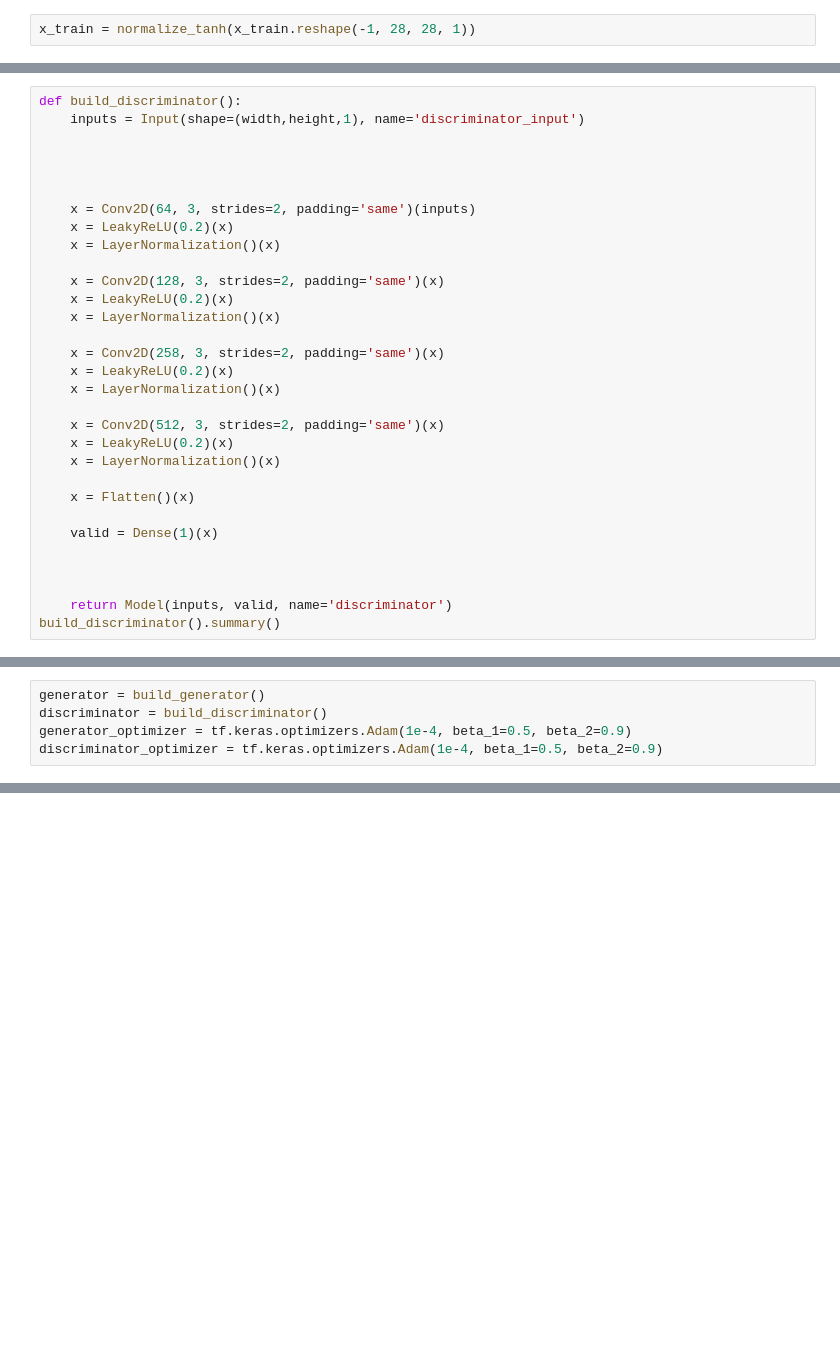
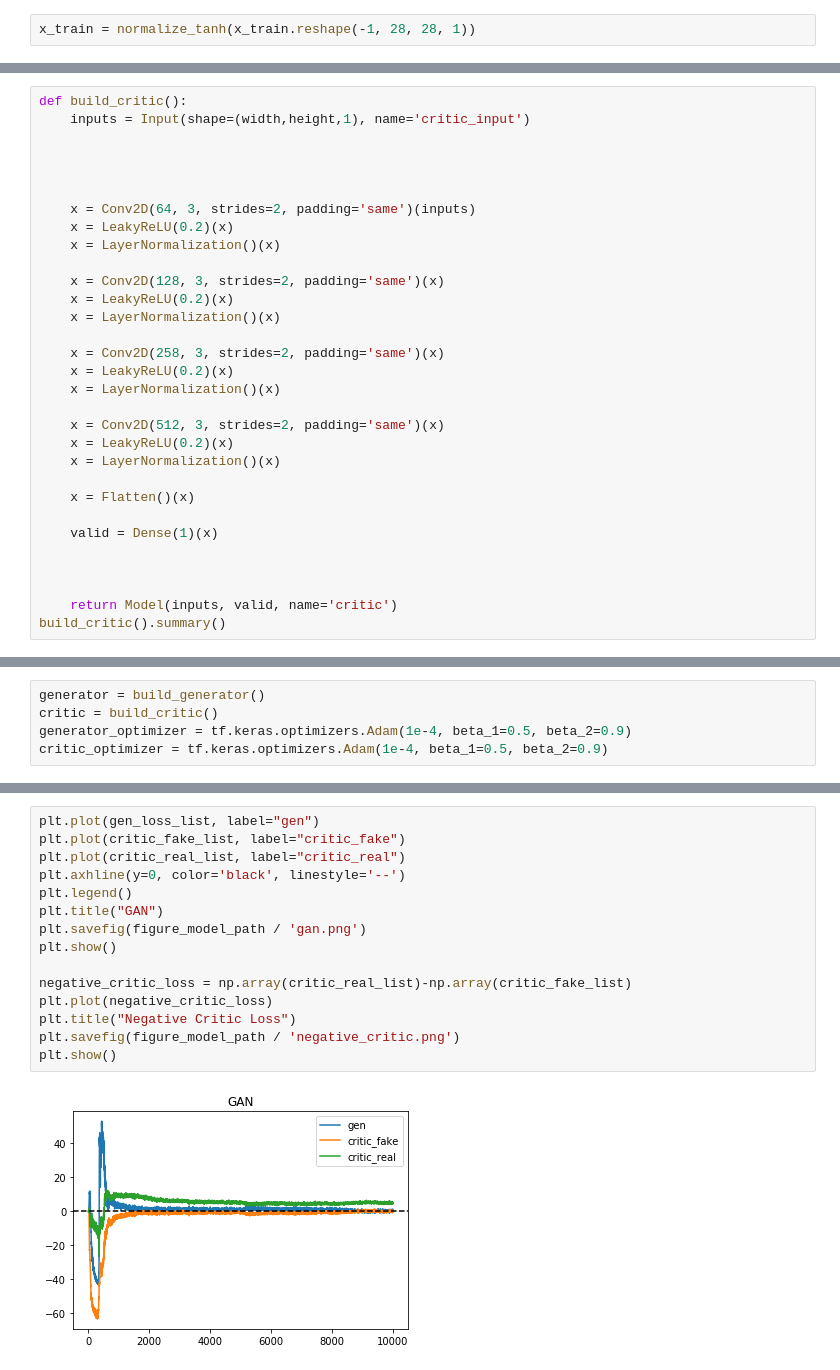
Before and after one commit to joasepul/gan-experiments, a Jupyter notebook: wgan-gp-fashion-mnsit.ipynb, the cells around one changed output, grey strips where cells are left out. Cells and saved outputs as stored; diff of their text form; blank space fills up the shorter version.

```diff
--- a/wgan-gp-fashion-mnsit.ipynb
+++ b/wgan-gp-fashion-mnsit.ipynb
@@ -94,8 +89,8 @@ Trainable params: 739,265
 Non-trainable params: 12,736
 _________________________________________________________________
 # %%
-def build_discriminator():
-    inputs = Input(shape=(width,height,1), name='discriminator_input')
+def build_critic():
+    inputs = Input(shape=(width,height,1), name='critic_input')
 
 
 
@@ -122,6 +117,6 @@ def build_discriminator():
 
 
 
-    return Model(inputs, valid, name='discriminator')
-build_discriminator().summary()
+    return Model(inputs, valid, name='critic')
+build_critic().summary()
 # %% [output]
@@ -144,9 +139,9 @@ Non-trainable params: 0
 _________________________________________________________________
 # %%
 generator = build_generator()
-discriminator = build_discriminator()
+critic = build_critic()
 generator_optimizer = tf.keras.optimizers.Adam(1e-4, beta_1=0.5, beta_2=0.9)
-discriminator_optimizer = tf.keras.optimizers.Adam(1e-4, beta_1=0.5, beta_2=0.9)
+critic_optimizer = tf.keras.optimizers.Adam(1e-4, beta_1=0.5, beta_2=0.9)
 # %%
 @tf.function
 def train_step_generator():
@@ -417,0 +408,17 @@ discriminator.save((checkpoints_model_path / f'epoch-{epoch}-{model_type}-discri
+# %%
+plt.plot(gen_loss_list, label="gen")
+plt.plot(critic_fake_list, label="critic_fake")
+plt.plot(critic_real_list, label="critic_real")
+plt.axhline(y=0, color='black', linestyle='--')
+plt.legend()
+plt.title("GAN")
+plt.savefig(figure_model_path / 'gan.png')
+plt.show()
+
+negative_critic_loss = np.array(critic_real_list)-np.array(critic_fake_list)
+plt.plot(negative_critic_loss)
+plt.title("Negative Critic Loss")
+plt.savefig(figure_model_path / 'negative_critic.png')
+plt.show()
+# %% [output]
+[figure, added]
```
Also changed, not shown: parts of 11 cells of this notebook.
